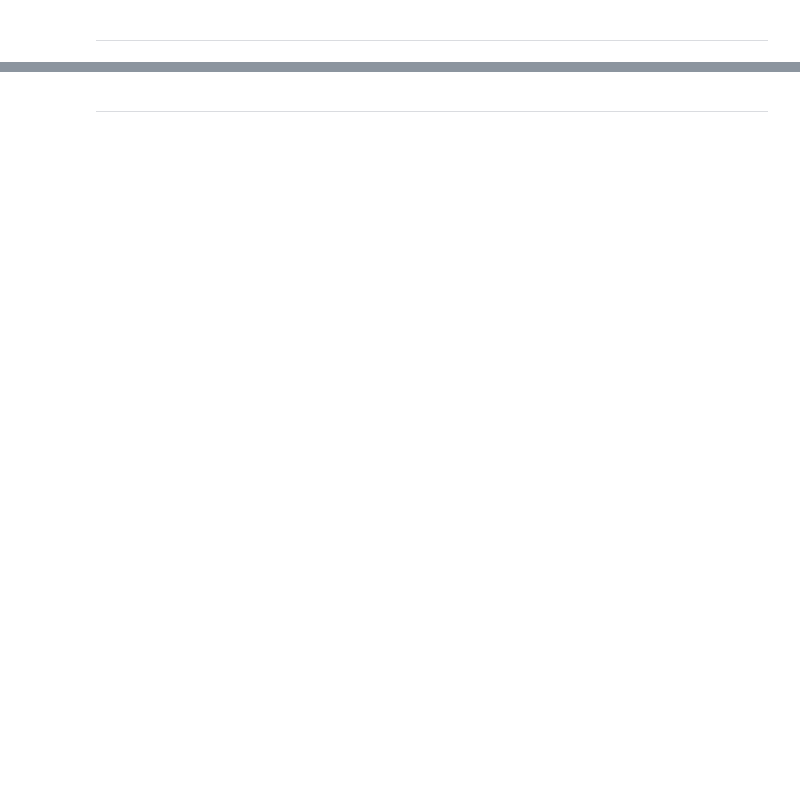
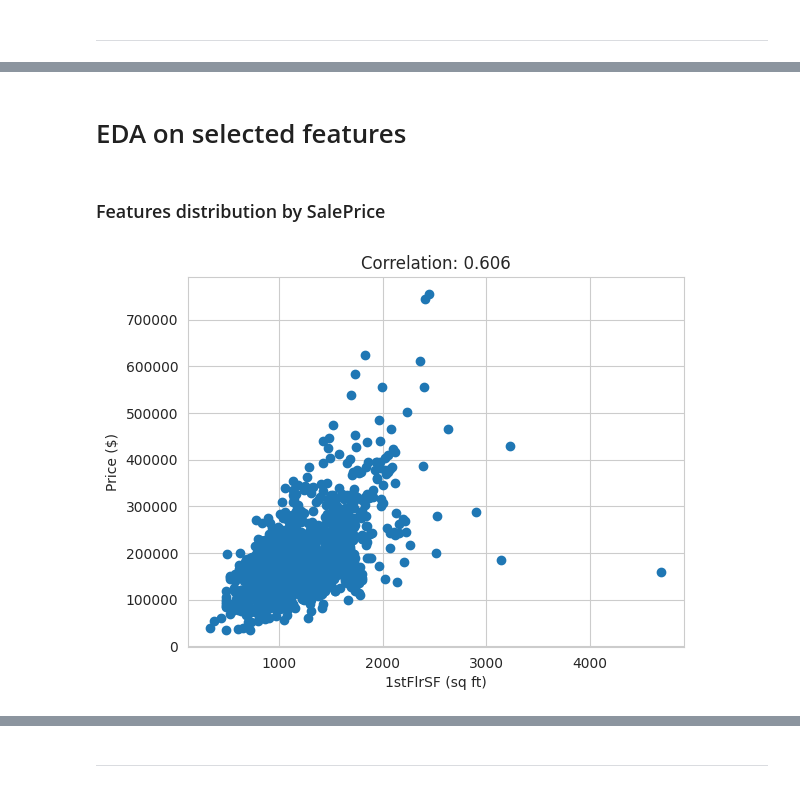
Before and after one commit to williamtyn/heritage-housing-issues, a Jupyter notebook: jupyter_notebooks/House Prices Study.ipynb, the cells around one changed output, grey strips where cells are left out. Saved outputs shown, nothing was run; the diff lists cells and outputs as text; code cells hidden in the pictures; blank space fills up the shorter version.

```diff
--- a/jupyter_notebooks/House Prices Study.ipynb
+++ b/jupyter_notebooks/House Prices Study.ipynb
@@ -81,0 +248,17 @@ NOTE
+# %% [markdown]
+# EDA on selected features
+# %% [markdown]
+### Features distribution by SalePrice
+# %%
+import pandas as pd
+import matplotlib.pyplot as plt
+
+corr = df["SalePrice"].corr(df["1stFlrSF"])
+
+plt.scatter(df["1stFlrSF"], df["SalePrice"])
+plt.title("Correlation: {:.3f}".format(corr))
+plt.xlabel("1stFlrSF (sq ft)")
+plt.ylabel("Price ($)")
+plt.show()
+# %% [output]
+[figure, added]
```
Also changed, not shown: parts of 35 cells of this notebook.
